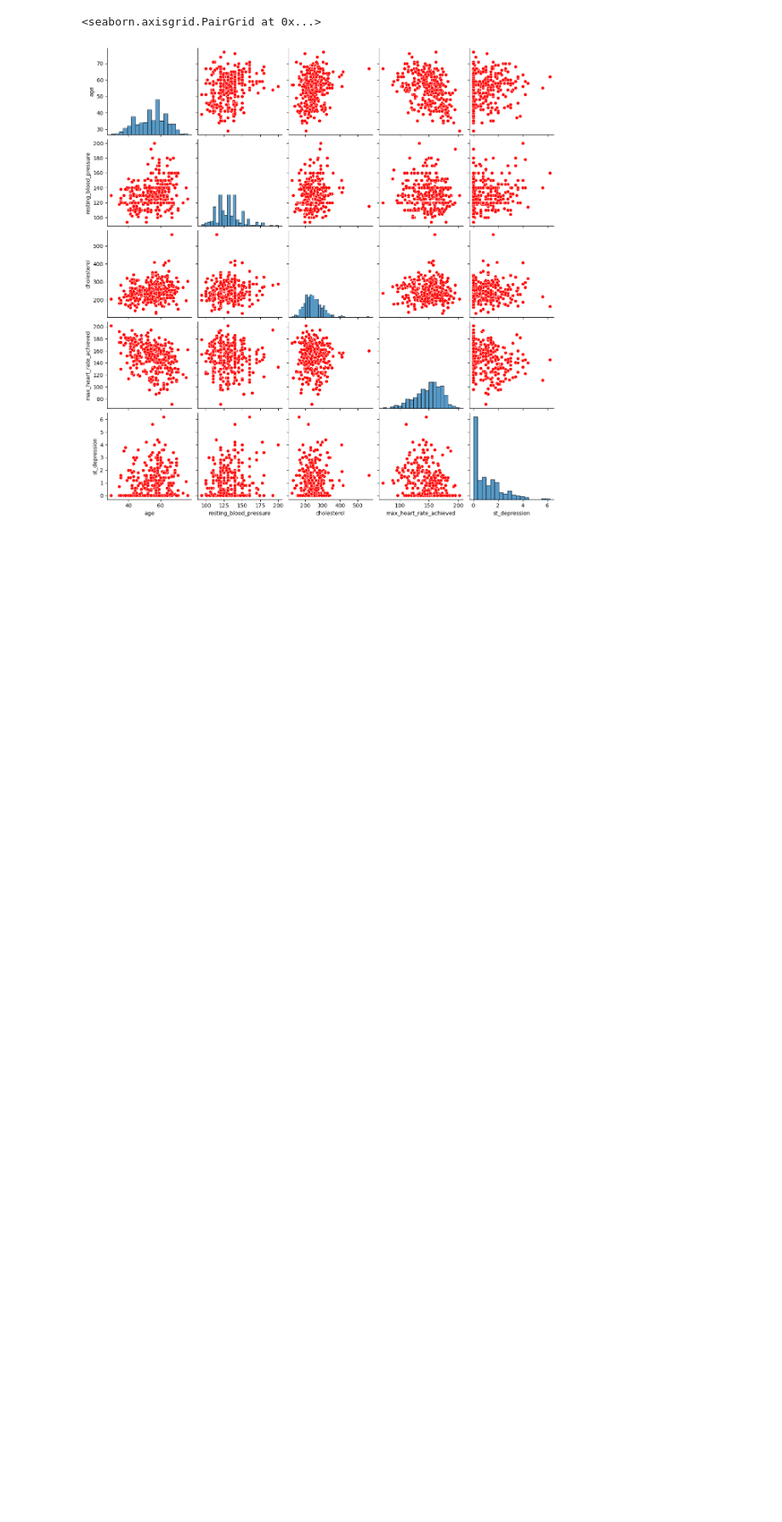
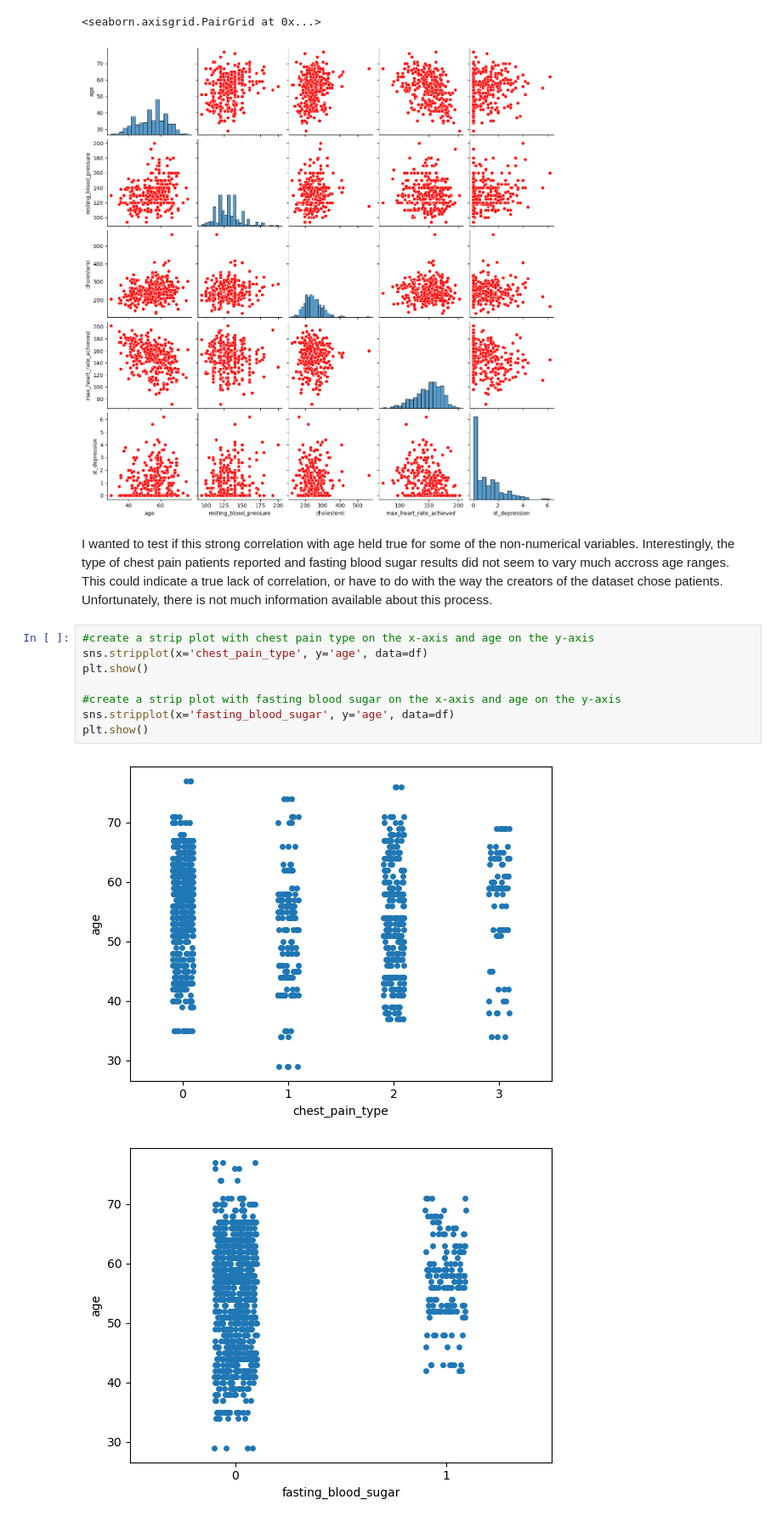
Before and after one commit to naregp/PUBH1142, a Jupyter notebook: Project.ipynb, the cells around one changed output. Shown at 85% size. Cells and saved outputs as stored; diff of their text form; blank space fills up the shorter version.

```diff
--- a/Project.ipynb
+++ b/Project.ipynb
@@ -171,3 +176,16 @@ sns.pairplot(df[['age', 'resting_blood_pressure', 'cholesterol', 'max_heart_rate
 # %% [output]
 <seaborn.axisgrid.PairGrid at 0x...>
 [figure]
+# %% [markdown]
+I wanted to test if this strong correlation with age held true for some of the non-numerical variables. Interestingly, the type of chest pain patients reported and fasting blood sugar results did not seem to vary much accross age ranges. This could indicate a true lack of correlation, or have to do with the way the creators of the dataset chose patients. Unfortunately, there is not much information available about this process.
+# %%
+#create a strip plot with chest pain type on the x-axis and age on the y-axis
+sns.stripplot(x='chest_pain_type', y='age', data=df)
+plt.show()
+
+#create a strip plot with fasting blood sugar on the x-axis and age on the y-axis
+sns.stripplot(x='fasting_blood_sugar', y='age', data=df)
+plt.show()
+# %% [output]
+[figure, added]
+[figure, added]
```
Also changed, not shown: parts of 7 cells of this notebook.
